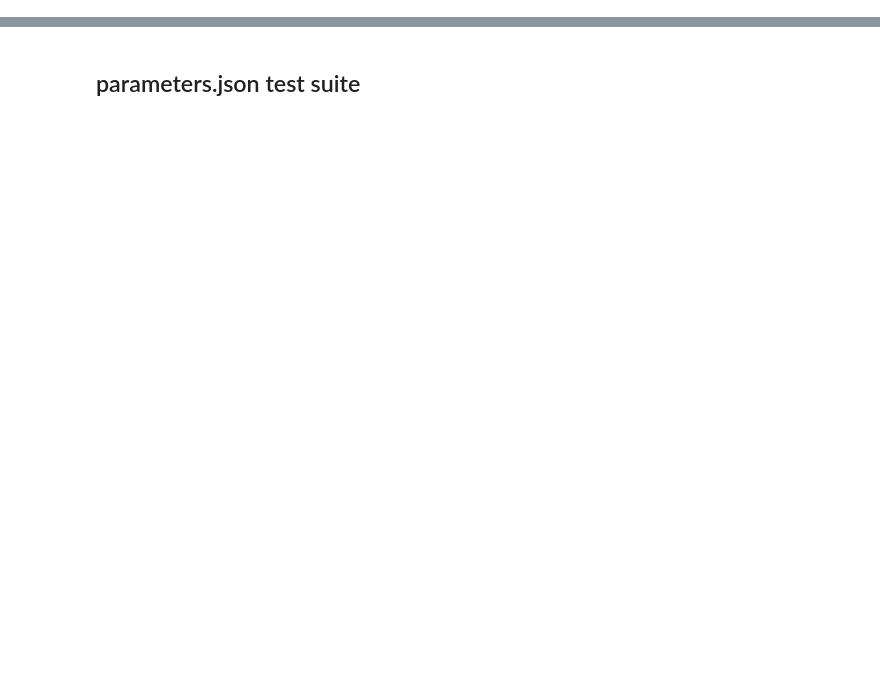
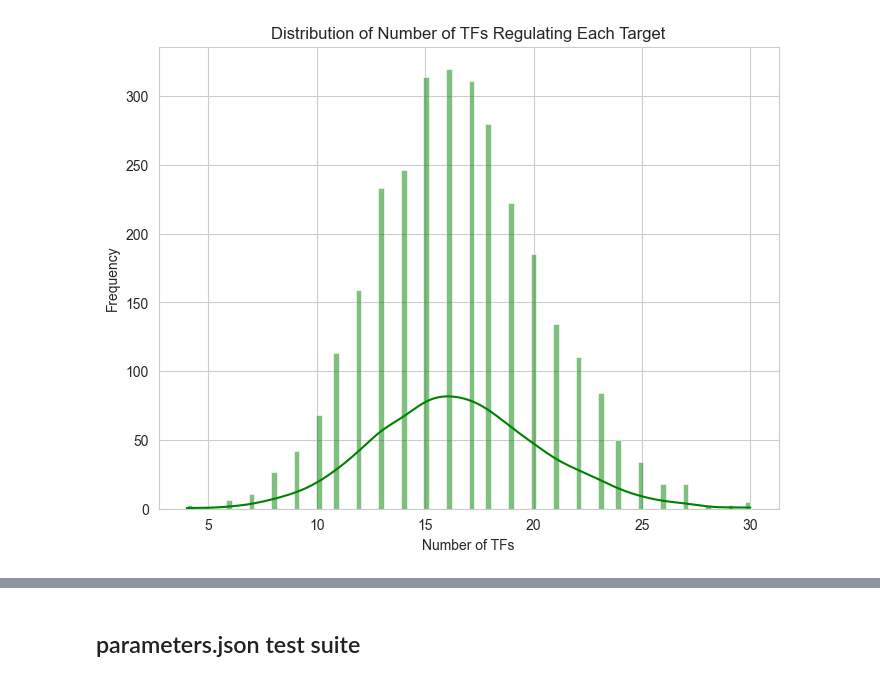
Before and after one commit to KisanThapa/scDataStatProject, a Jupyter notebook: roc_plot.ipynb, the cells around one changed output, grey strips where cells are left out. Saved outputs shown, nothing was run; the diff lists cells and outputs as text; code cells hidden in the pictures; blank space fills up the shorter version.

```diff
--- a/roc_plot.ipynb
+++ b/roc_plot.ipynb
@@ -115,0 +126,14 @@ net.head()
+# %%
+# Count for each target, how many TFs regulate it
+target_grouped = net.groupby("target").size().reset_index(name="num_tfs")
+target_grouped = target_grouped[target_grouped["num_tfs"] > 1]
+
+# Plot histogram of num_tfs
+plt.figure(figsize=(8, 6))
+sns.histplot(target_grouped["num_tfs"], bins=100, kde=True, color='green')
+plt.title("Distribution of Number of TFs Regulating Each Target")
+plt.xlabel("Number of TFs")
+plt.ylabel("Frequency")
+plt.show()
+# %% [output]
+[figure, added]
```
Also changed, not shown: parts of 29 cells of this notebook, 8 other files.
